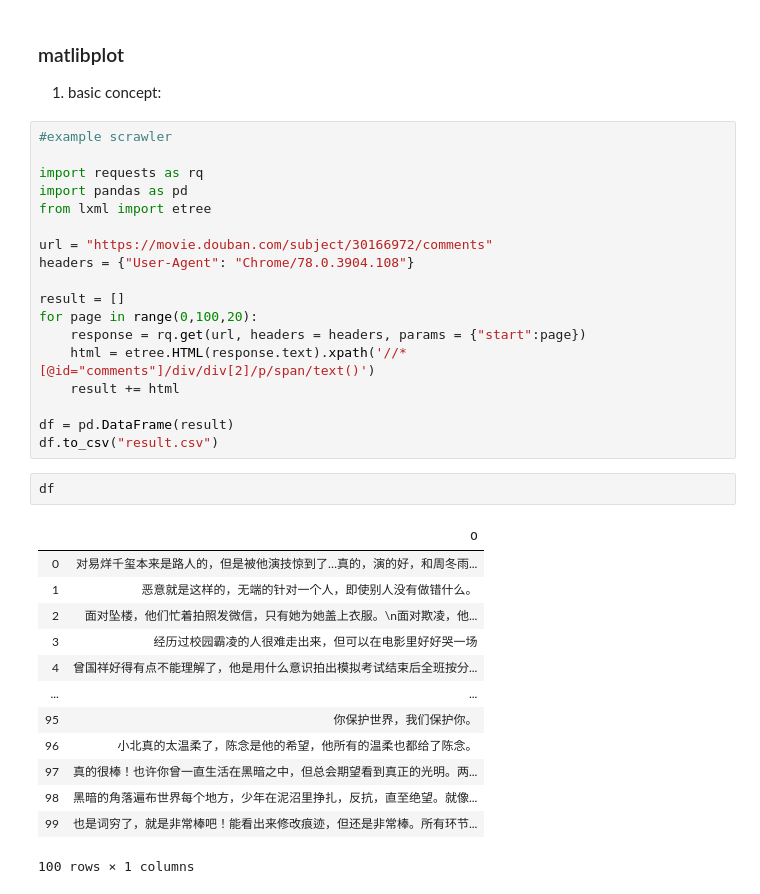
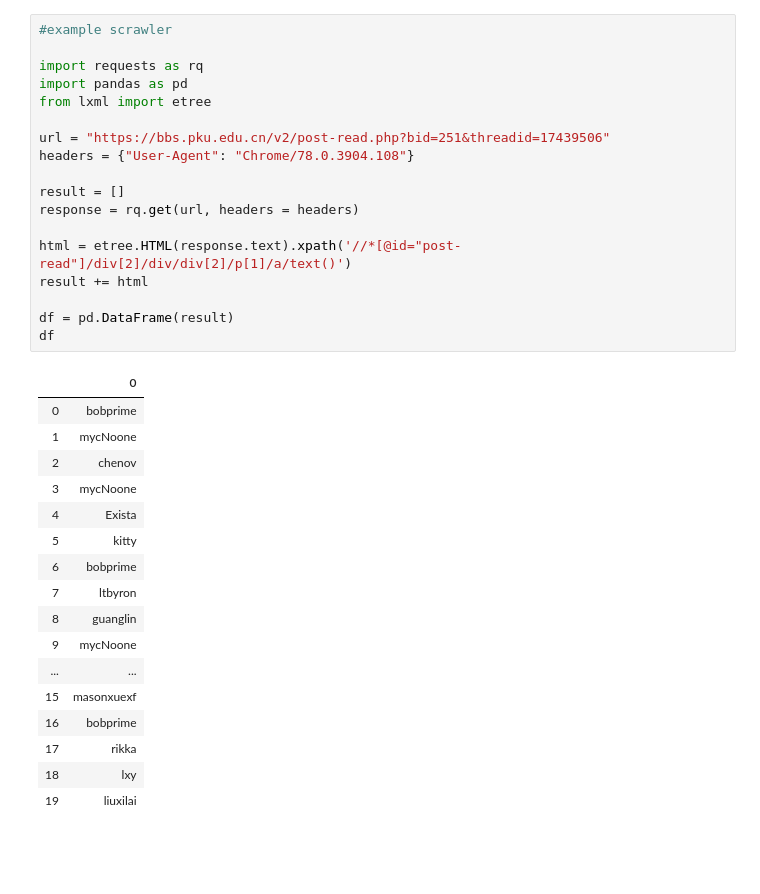
Before and after one commit to silenceon/FML_lesson, a Jupyter notebook: Lesson_6.ipynb, the cells around one changed output. Drawn from its saved outputs; the diff is of its cells as text; blank space fills up the shorter version.

```diff
--- a/Lesson_6.ipynb
+++ b/Lesson_6.ipynb
@@ -1,37 +1,36 @@
-# %% [markdown]
-### matlibplot
-1. basic concept:
 # %%
 #example scrawler
 
 import requests as rq
 import pandas as pd
 from lxml import etree
 
-url = "https://movie.douban.com/subject/30166972/comments"
+url = "https://bbs.pku.edu.cn/v2/post-read.php?bid=251&threadid=17439506"
 headers = {"User-Agent": "Chrome/78.0.3904.108"}
 
 result = []
-for page in range(0,100,20):
-    response = rq.get(url, headers = headers, params = {"start":page})
-    html = etree.HTML(response.text).xpath('//*[@id="comments"]/div/div[2]/p/span/text()')
-    result += html
+response = rq.get(url, headers = headers)
+
+html = etree.HTML(response.text).xpath('//*[@id="post-read"]/div[2]/div/div[2]/p[1]/a/text()')
+result += html
 
 df = pd.DataFrame(result)
-df.to_csv("result.csv")
+df
+# %% [output]
+|  | 0 |
+| 0 | bobprime |
+| 1 | mycNoone |
+| 2 | chenov |
+| 3 | mycNoone |
+| 4 | Exista |
+| 5 | kitty |
+| 6 | bobprime |
+| 7 | ltbyron |
+| 8 | guanglin |
+| 9 | mycNoone |
+| ... | ... |
+| 15 | masonxuexf |
+| 16 | bobprime |
+| 17 | rikka |
+| 18 | lxy |
+| 19 | liuxilai |
-# %%
-df
-# %% [output]
-|  | 0 |
-| 0 | 对易烊千玺本来是路人的，但是被他演技惊到了…真的，演的好，和周冬雨... |
-| 1 | 恶意就是这样的，无端的针对一个人，即使别人没有做错什么。 |
-| 2 | 面对坠楼，他们忙着拍照发微信，只有她为她盖上衣服。\n面对欺凌，他... |
-| 3 | 经历过校园霸凌的人很难走出来，但可以在电影里好好哭一场 |
-| 4 | 曾国祥好得有点不能理解了，他是用什么意识拍出模拟考试结束后全班按分... |
-| ... | ... |
-| 95 | 你保护世界，我们保护你。 |
-| 96 | 小北真的太温柔了，陈念是他的希望，他所有的温柔也都给了陈念。 |
-| 97 | 真的很棒！也许你曾一直生活在黑暗之中，但总会期望看到真正的光明。两... |
-| 98 | 黑暗的角落遍布世界每个地方，少年在泥沼里挣扎，反抗，直至绝望。就像... |
-| 99 | 也是词穷了，就是非常棒吧！能看出来修改痕迹，但还是非常棒。所有环节... |
-100 rows × 1 columns
```
Also changed, not shown: parts of 4 cells of this notebook, 1 other file.
